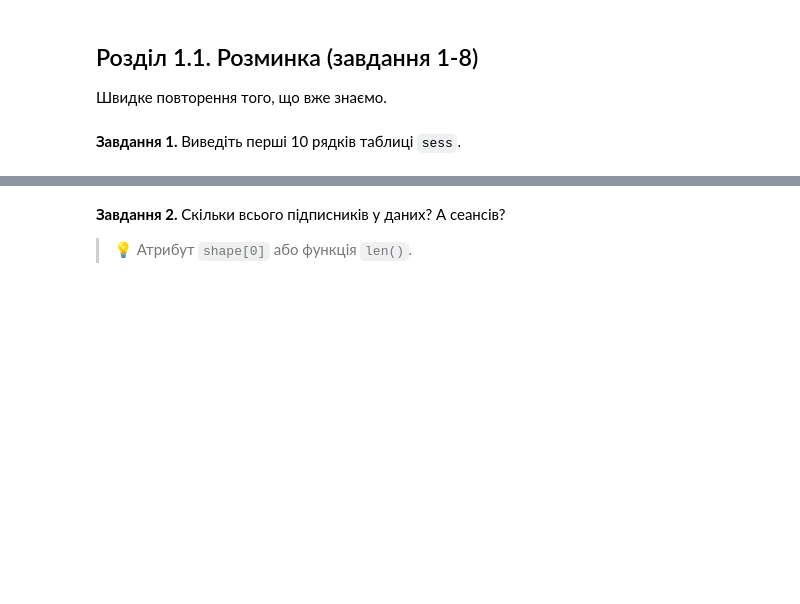
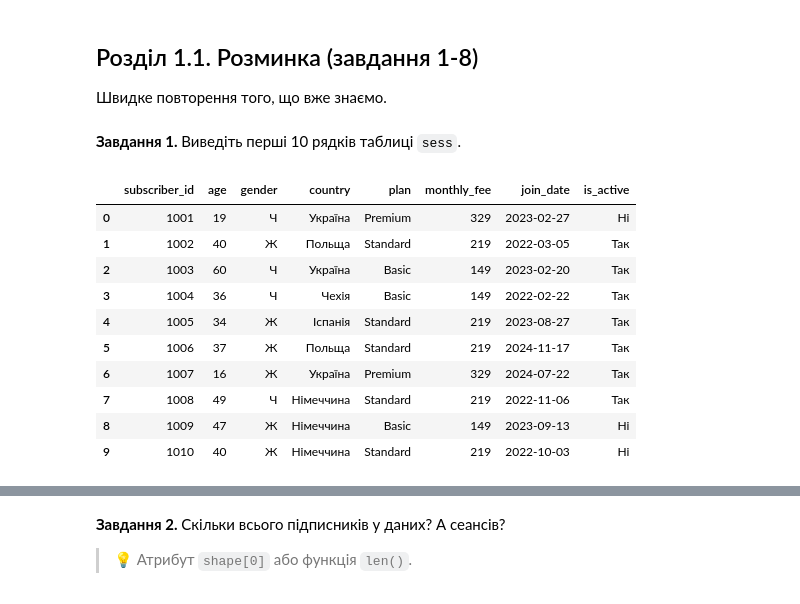
Before and after one commit to ParusSlava/DTA_2026, a Jupyter notebook: homework/29_05_26_Nazar_pandas_viz_practice.ipynb, the cells around one changed output, grey strips where cells are left out. Drawn from its saved outputs; the diff is of its cells as text; code cells hidden in the pictures; blank space fills up the shorter version.

```diff
--- a/homework/29_05_26_Nazar_pandas_viz_practice.ipynb
+++ b/homework/29_05_26_Nazar_pandas_viz_practice.ipynb
@@ -84,3 +93,16 @@ subs.head()
 **Завдання 1.** Виведіть перші 10 рядків таблиці `sess`.
 # %%
 # Завдання 1:
+subs.head(10)
+# %% [output]
+|  | subscriber_id | age | gender | country | plan | monthly_fee | join_date | is_active |
+| 0 | 1001 | 19 | Ч | Україна | Premium | 329 | 2023-02-27 | Ні |
+| 1 | 1002 | 40 | Ж | Польща | Standard | 219 | 2022-03-05 | Так |
+| 2 | 1003 | 60 | Ч | Україна | Basic | 149 | 2023-02-20 | Так |
+| 3 | 1004 | 36 | Ч | Чехія | Basic | 149 | 2022-02-22 | Так |
+| 4 | 1005 | 34 | Ж | Іспанія | Standard | 219 | 2023-08-27 | Так |
+| 5 | 1006 | 37 | Ж | Польща | Standard | 219 | 2024-11-17 | Так |
+| 6 | 1007 | 16 | Ж | Україна | Premium | 329 | 2024-07-22 | Так |
+| 7 | 1008 | 49 | Ч | Німеччина | Standard | 219 | 2022-11-06 | Так |
+| 8 | 1009 | 47 | Ж | Німеччина | Basic | 149 | 2023-09-13 | Ні |
+| 9 | 1010 | 40 | Ж | Німеччина | Standard | 219 | 2022-10-03 | Ні |
```
Also changed, not shown: parts of 61 cells of this notebook.
